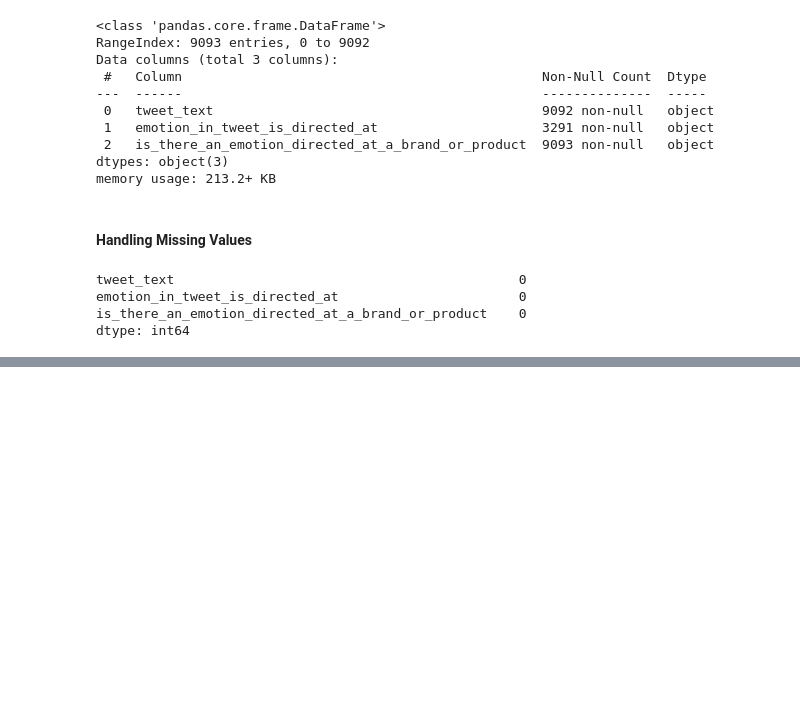
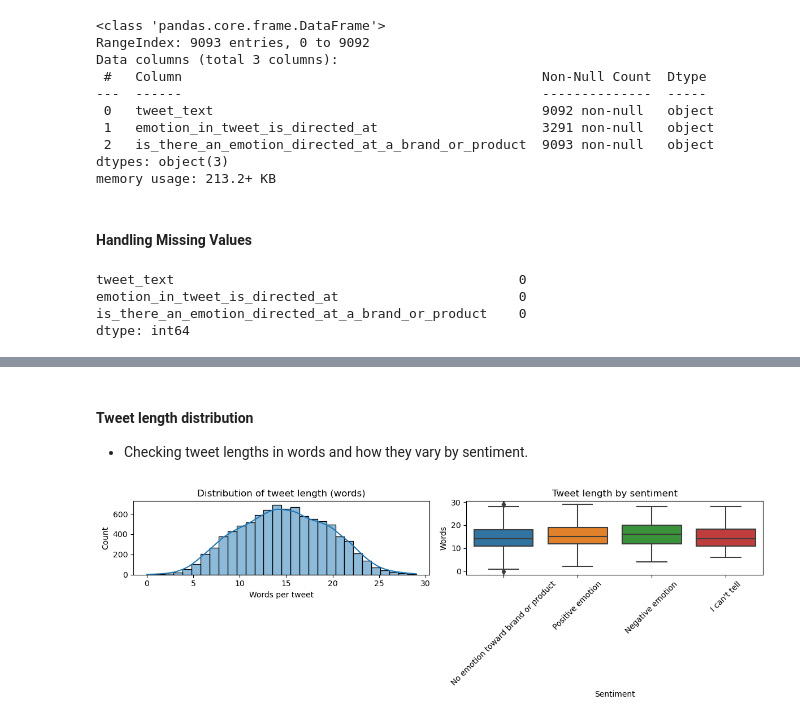
Before and after one commit to Hafsa-mohamed-Ad3n/Sentimental-Analysis-of-Tweets, a Jupyter notebook: tweets_analysis.ipynb, the cells around one changed output, grey strips where cells are left out. Saved outputs shown, nothing was run; the diff lists cells and outputs as text; code cells hidden in the pictures; blank space fills up the shorter version.

```diff
--- a/tweets_analysis.ipynb
+++ b/tweets_analysis.ipynb
@@ -132,0 +263,30 @@ df["clean_text"] = df["tweet_text"].apply(clean_tweet_text)
+# %% [markdown]
+#### Tweet length distribution
+
+- Checking tweet lengths in words and how they vary by sentiment.
+# %%
+# create length features (words)
+df['tweet_len_words'] = df['clean_text'].fillna("").str.split().apply(len)
+
+plt.figure(figsize=(12,4))
+
+# histogram of tweet lengths
+plt.subplot(1,2,1)
+sns.histplot(df['tweet_len_words'], bins=30, kde=True)
+plt.title('Distribution of tweet length (words)')
+plt.xlabel('Words per tweet')
+
+# boxplot of tweet length by sentiment
+plt.subplot(1,2,2)
+order = df['is_there_an_emotion_directed_at_a_brand_or_product'].value_counts().index
+sns.boxplot(x='is_there_an_emotion_directed_at_a_brand_or_product', y='tweet_len_words', data=df, order=order)
+plt.xticks(rotation=45)
+plt.title('Tweet length by sentiment')
+plt.xlabel('Sentiment')
+plt.ylabel('Words')
+
+plt.tight_layout()
+# plt.savefig('tweet_length_analysis.png', bbox_inches='tight')
+plt.show()
+# %% [output]
+[figure, added]
```
Also changed, not shown: parts of 41 cells of this notebook.
